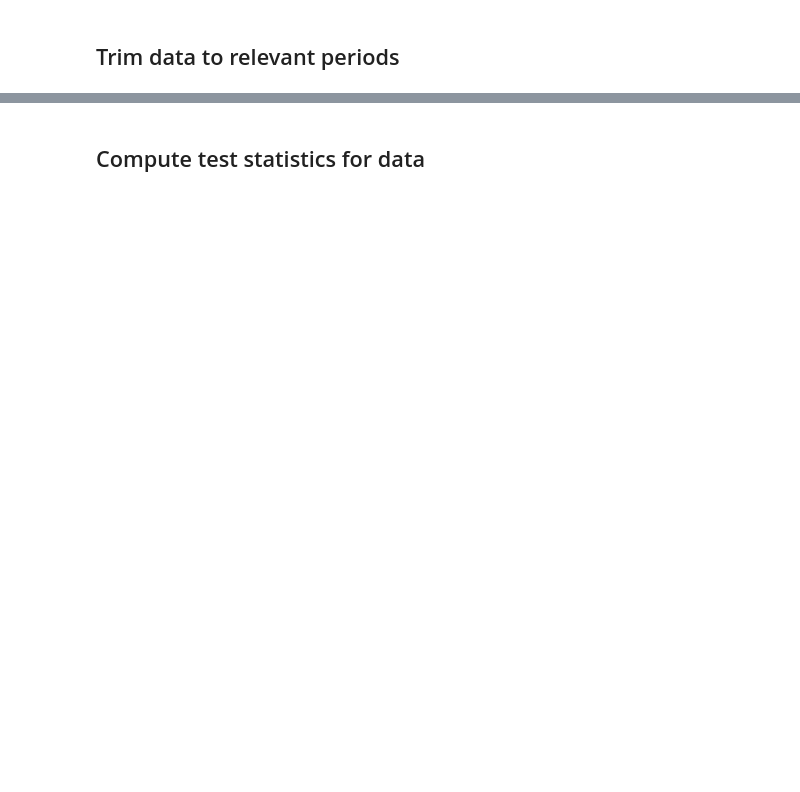
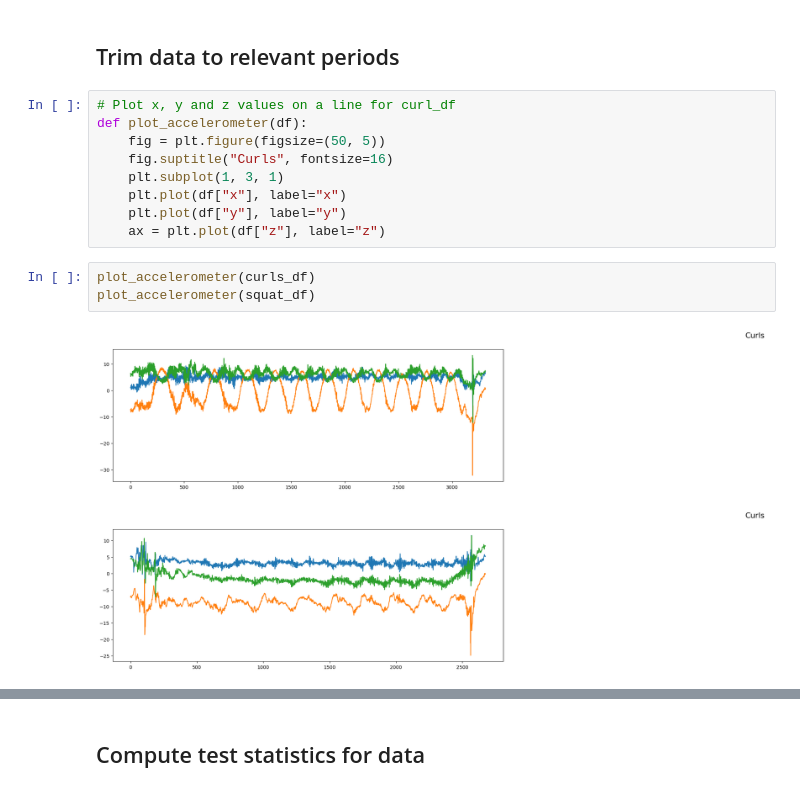
Before and after one commit to sjb296/linear-motion-detection, a Jupyter notebook: main.ipynb, the cells around one changed output, grey strips where cells are left out. Cells and saved outputs as stored; diff of their text form; blank space fills up the shorter version.

```diff
--- a/main.ipynb
+++ b/main.ipynb
@@ -145,2 +158,17 @@ NameError: name 'pd' is not defined
 # %% [markdown]
 ## Trim data to relevant periods
+# %%
+# Plot x, y and z values on a line for curl_df
+def plot_accelerometer(df):
+    fig = plt.figure(figsize=(50, 5))
+    fig.suptitle("Curls", fontsize=16)
+    plt.subplot(1, 3, 1)
+    plt.plot(df["x"], label="x")
+    plt.plot(df["y"], label="y")
+    ax = plt.plot(df["z"], label="z")
+# %%
+plot_accelerometer(curls_df)
+plot_accelerometer(squat_df)
+# %% [output]
+[figure, added]
+[figure, added]
```
Also changed, not shown: parts of 6 cells of this notebook, 1 other file.
